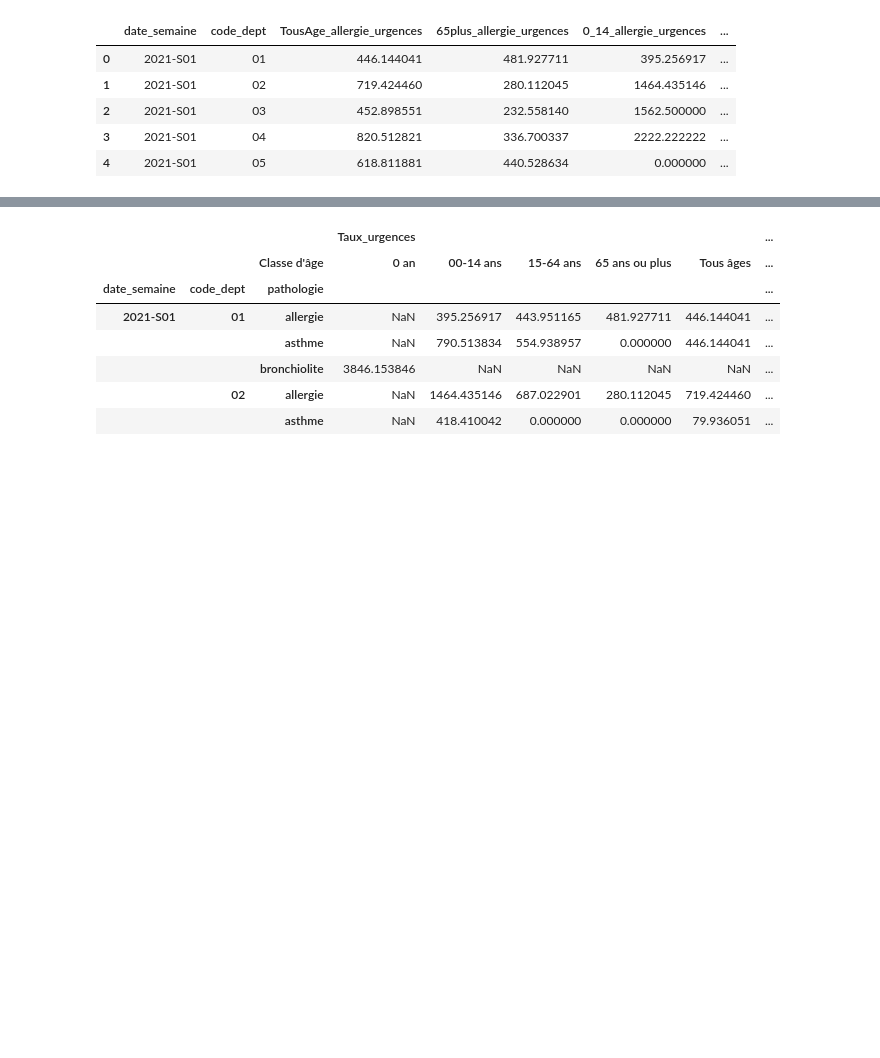
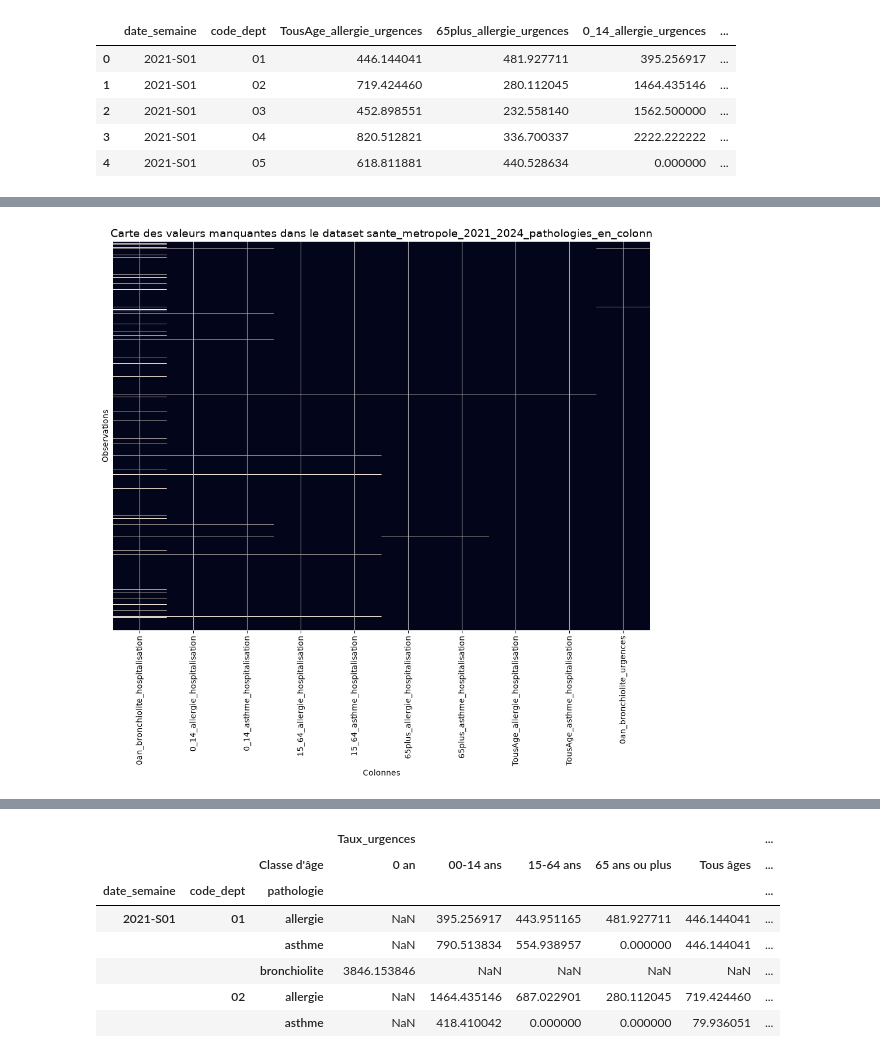
Before and after one commit to jbrocardplatim/LIORA_PROJET_PATHO_RESPIRATOIRES, a Jupyter notebook: notebooks/Preprocessing_cibles_MLU.ipynb, the cells around one changed output, grey strips where cells are left out. Cells and saved outputs as stored; diff of their text form; code cells hidden in the pictures; blank space fills up the shorter version.

```diff
--- a/notebooks/Preprocessing_cibles_MLU.ipynb
+++ b/notebooks/Preprocessing_cibles_MLU.ipynb
@@ -484,0 +559,16 @@ display(df_pivot_1.head())
+# %%
+# Affiche le nombre de valeurs manquantes par colonne
+missing_values = df_pivot_1.isna().sum()[lambda x: x > 0].sort_values(ascending=False)      #[lambda x: x > 0] → garde uniquement les colonnes qui ont au moins une valeur manquante.
+
+
+# Visualisation: Heatmap des valeurs manquantes
+plt.figure(figsize=(10, 10))
+sns.heatmap(df_pivot_1[missing_values.index].isna(), cbar=False, yticklabels=False)
+plt.title("Carte des valeurs manquantes dans le dataset sante_metropole_2021_2024_pathologies_en_colonn", fontsize=14)
+plt.xlabel("Colonnes")
+plt.ylabel("Observations")
+plt.tight_layout()
+plt.grid(True)
+plt.show()
+# %% [output]
+[figure, added]
```
Also changed, not shown: parts of 14 cells of this notebook, 3 other files.
